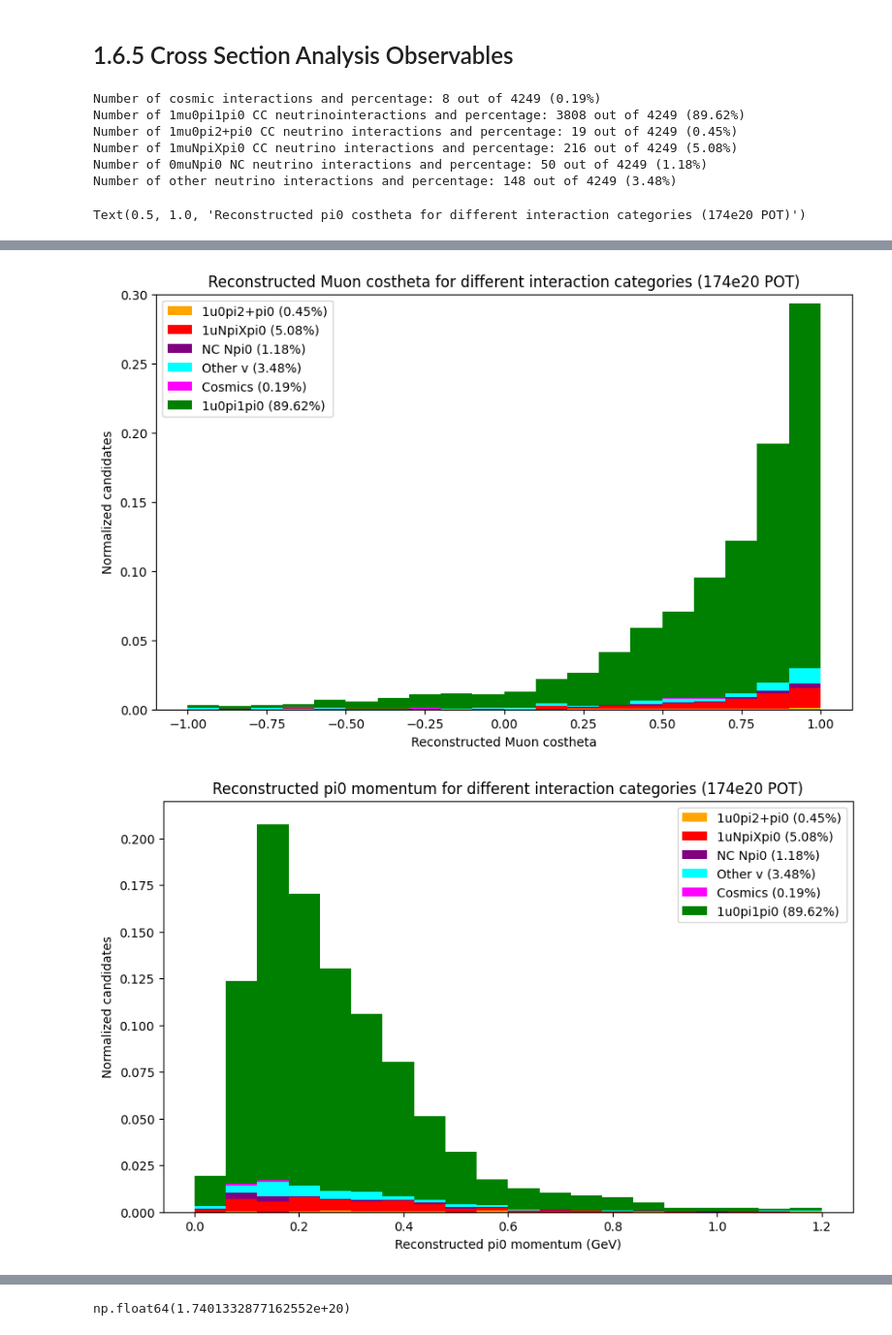
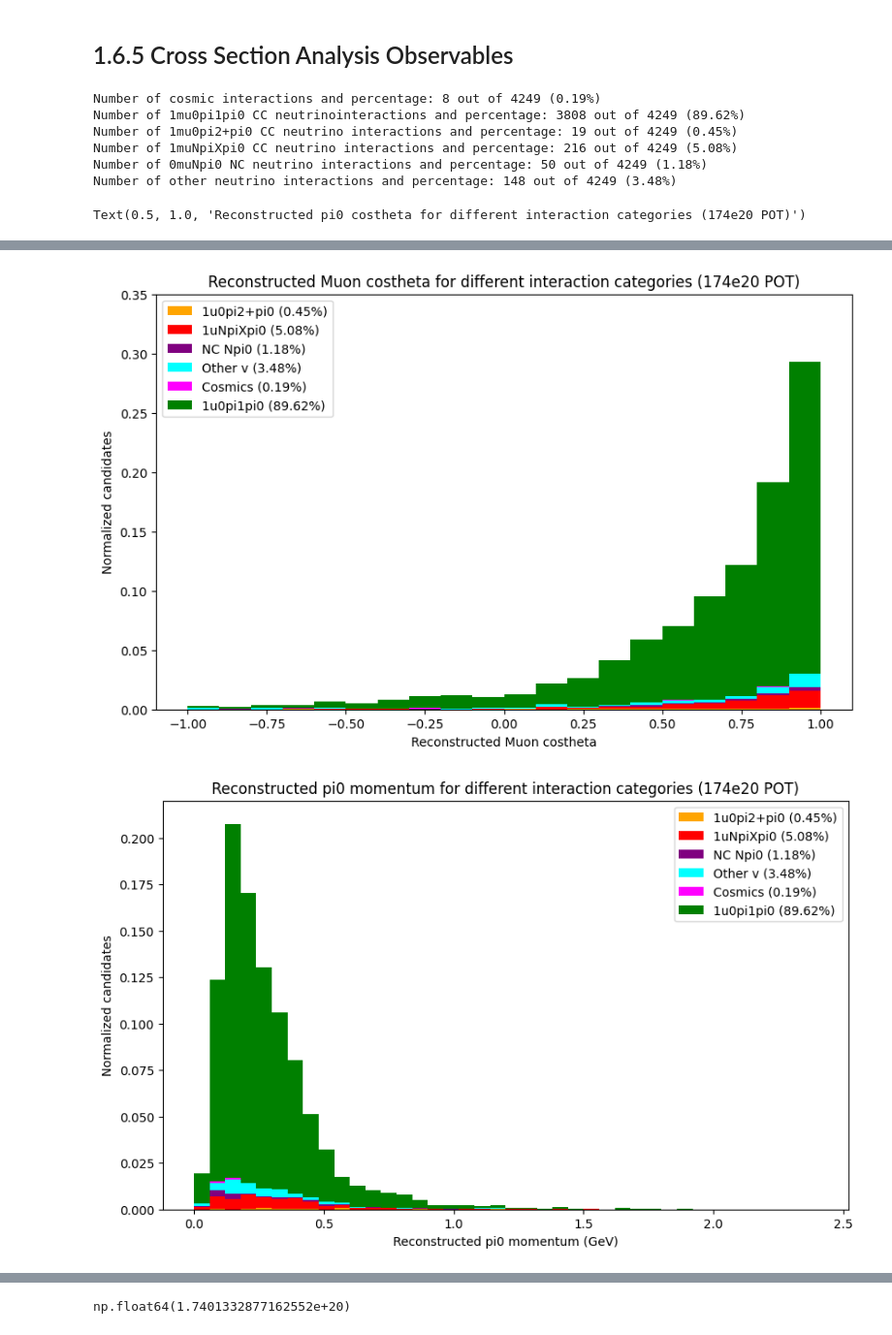
Before and after one commit to jordongalaxy-max/FYP_PYTHON_REAL, a Jupyter notebook: Python/BNB_Paper_Recreation_Normalised_stacked.ipynb, the cells around one changed output, grey strips where cells are left out. Shown at 97% size. Drawn from its saved outputs; the diff is of its cells as text; code cells hidden in the pictures.

```diff
--- a/Python/BNB_Paper_Recreation_Normalised_stacked.ipynb
+++ b/Python/BNB_Paper_Recreation_Normalised_stacked.ipynb
@@ -1368,7 +1368,7 @@ print(f"Number of other neutrino interactions and percentage: {len(neutrino_othe
 reco_muon_momentum = [neutrino_1mu0pi2pluspi0_category["reco_muon_p"], neutrino_1muNpiXpi0_category["reco_muon_p"], neutrino_0muNpi0_category["reco_muon_p"], neutrino_othernu_category["reco_muon_p"], cosmics_category["reco_muon_p"],neutrino_1mu0pi1pi0_category["reco_muon_p"]]
 reco_muon_momentum_labels = [f"1u0pi2+pi0 ({len(neutrino_1mu0pi2pluspi0_category)/len(combinedcategory)*100:.2f}%)", f"1uNpiXpi0 ({len(neutrino_1muNpiXpi0_category)/len(combinedcategory)*100:.2f}%)", f"NC Npi0 ({len(neutrino_0muNpi0_category)/len(combinedcategory)*100:.2f}%)", f"Other v ({len(neutrino_othernu_category)/len(combinedcategory)*100:.2f}%)", f"Cosmics ({len(cosmics_category)/len(combinedcategory)*100:.2f}%)", f"1u0pi1pi0 ({len(neutrino_1mu0pi1pi0_category)/len(combinedcategory)*100:.2f}%)"]
 plt.figure(figsize=(10,6))
-plt.hist(reco_muon_momentum, bins=20, range=(0.18, 3.1), alpha=1, weights=[np.ones_like(neutrino_1mu0pi2pluspi0_category["reco_muon_p"]) / len(combinedcategory), np.ones_like(neutrino_1muNpiXpi0_category["reco_muon_p"]) / len(combinedcategory), np.ones_like(neutrino_0muNpi0_category["reco_muon_p"]) / len(combinedcategory), np.ones_like(neutrino_othernu_category["reco_muon_p"]) / len(combinedcategory), np.ones_like(cosmics_category["reco_muon_p"]) / len(combinedcategory), np.ones_like(neutrino_1mu0pi1pi0_category["reco_muon_p"]) / len(combinedcategory)], label=reco_muon_momentum_labels,
+plt.hist(reco_muon_momentum, bins=40, range=(0.18, 5.64), alpha=1, weights=[np.ones_like(neutrino_1mu0pi2pluspi0_category["reco_muon_p"]) / len(combinedcategory), np.ones_like(neutrino_1muNpiXpi0_category["reco_muon_p"]) / len(combinedcategory), np.ones_like(neutrino_0muNpi0_category["reco_muon_p"]) / len(combinedcategory), np.ones_like(neutrino_othernu_category["reco_muon_p"]) / len(combinedcategory), np.ones_like(cosmics_category["reco_muon_p"]) / len(combinedcategory), np.ones_like(neutrino_1mu0pi1pi0_category["reco_muon_p"]) / len(combinedcategory)], label=reco_muon_momentum_labels,
          stacked=True,color=["orange", "red", "purple", "cyan", "magenta", "green"])
 plt.legend()
 plt.ylim(0,0.30)
@@ -1384,7 +1384,7 @@ plt.figure(figsize=(10,6))
 plt.hist(reco_muon_costheta, bins=20, range=(-1, 1), alpha=1, weights=[np.ones_like(neutrino_1mu0pi2pluspi0_category["reco_muon_beam_costheta"]) / len(combinedcategory), np.ones_like(neutrino_1muNpiXpi0_category["reco_muon_beam_costheta"]) / len(combinedcategory), np.ones_like(neutrino_0muNpi0_category["reco_muon_beam_costheta"]) / len(combinedcategory), np.ones_like(neutrino_othernu_category["reco_muon_beam_costheta"]) / len(combinedcategory), np.ones_like(cosmics_category["reco_muon_beam_costheta"]) / len(combinedcategory), np.ones_like(neutrino_1mu0pi1pi0_category["reco_muon_beam_costheta"]) / len(combinedcategory)], label=reco_muon_costheta_labels,
          stacked=True,color=["orange", "red", "purple", "cyan", "magenta", "green"])
 plt.legend()
-plt.ylim(0,0.30)
+plt.ylim(0,0.35)
 plt.xlabel("Reconstructed Muon costheta")
 plt.ylabel("Normalized candidates")
 plt.title(f"Reconstructed Muon costheta for different interaction categories (174e20 POT)")
@@ -1395,7 +1395,7 @@ plt.title(f"Reconstructed Muon costheta for different interaction categories (17
 reco_pi0_momentum = [neutrino_1mu0pi2pluspi0_category["reco_pi0_p"], neutrino_1muNpiXpi0_category["reco_pi0_p"], neutrino_0muNpi0_category["reco_pi0_p"], neutrino_othernu_category["reco_pi0_p"], cosmics_category["reco_pi0_p"], neutrino_1mu0pi1pi0_category["reco_pi0_p"]]
 reco_pi0_momentum_labels = [f"1u0pi2+pi0 ({len(neutrino_1mu0pi2pluspi0_category)/len(combinedcategory)*100:.2f}%)", f"1uNpiXpi0 ({len(neutrino_1muNpiXpi0_category)/len(combinedcategory)*100:.2f}%)", f"NC Npi0 ({len(neutrino_0muNpi0_category)/len(combinedcategory)*100:.2f}%)", f"Other v ({len(neutrino_othernu_category)/len(combinedcategory)*100:.2f}%)", f"Cosmics ({len(cosmics_category)/len(combinedcategory)*100:.2f}%)", f"1u0pi1pi0 ({len(neutrino_1mu0pi1pi0_category)/len(combinedcategory)*100:.2f}%)"]
 plt.figure(figsize=(10,6))
-plt.hist(reco_pi0_momentum, bins=20, range=(0, 1.2), alpha=1, weights=[np.ones_like(neutrino_1mu0pi2pluspi0_category["reco_pi0_p"]) / len(combinedcategory), np.ones_like(neutrino_1muNpiXpi0_category["reco_pi0_p"]) / len(combinedcategory), np.ones_like(neutrino_0muNpi0_category["reco_pi0_p"]) / len(combinedcategory), np.ones_like(neutrino_othernu_category["reco_pi0_p"]) / len(combinedcategory), np.ones_like(cosmics_category["reco_pi0_p"]) / len(combinedcategory), np.ones_like(neutrino_1mu0pi1pi0_category["reco_pi0_p"]) / len(combinedcategory)], label=reco_pi0_momentum_labels,
+plt.hist(reco_pi0_momentum, bins=40, range=(0, 2.4), alpha=1, weights=[np.ones_like(neutrino_1mu0pi2pluspi0_category["reco_pi0_p"]) / len(combinedcategory), np.ones_like(neutrino_1muNpiXpi0_category["reco_pi0_p"]) / len(combinedcategory), np.ones_like(neutrino_0muNpi0_category["reco_pi0_p"]) / len(combinedcategory), np.ones_like(neutrino_othernu_category["reco_pi0_p"]) / len(combinedcategory), np.ones_like(cosmics_category["reco_pi0_p"]) / len(combinedcategory), np.ones_like(neutrino_1mu0pi1pi0_category["reco_pi0_p"]) / len(combinedcategory)], label=reco_pi0_momentum_labels,
          stacked=True,color=["orange", "red", "purple", "cyan", "magenta", "green"])
 plt.legend()
 plt.ylim(0,0.22)
@@ -1426,5 +1426,5 @@ Text(0.5, 1.0, 'Reconstructed pi0 costheta for different interaction categories
-[figure, old version]
+[figure, new version]
-[figure, old version]
+[figure, new version]
 [figure]
 # %%
 #BNB, input000.flat.root
```
Also changed, not shown: parts of 5 cells of this notebook, 7 other files.
